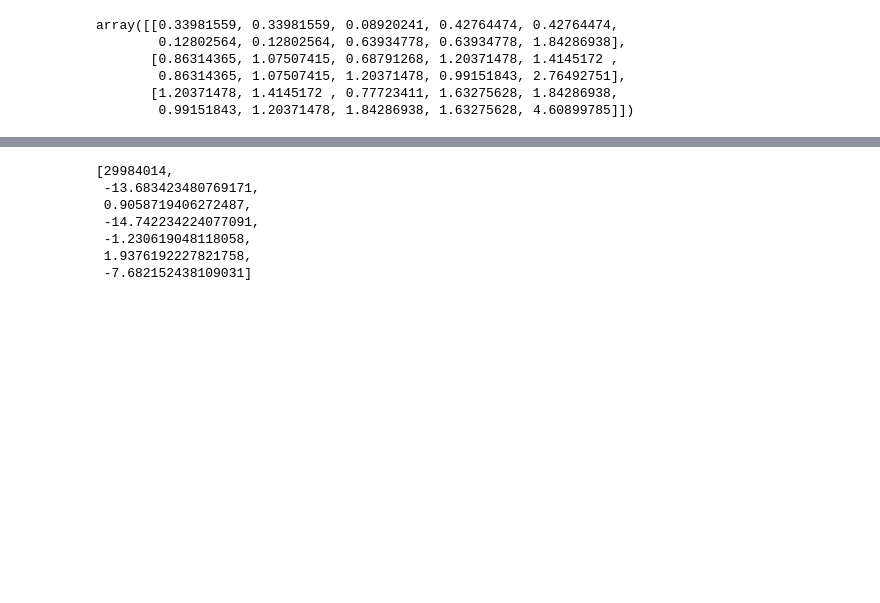
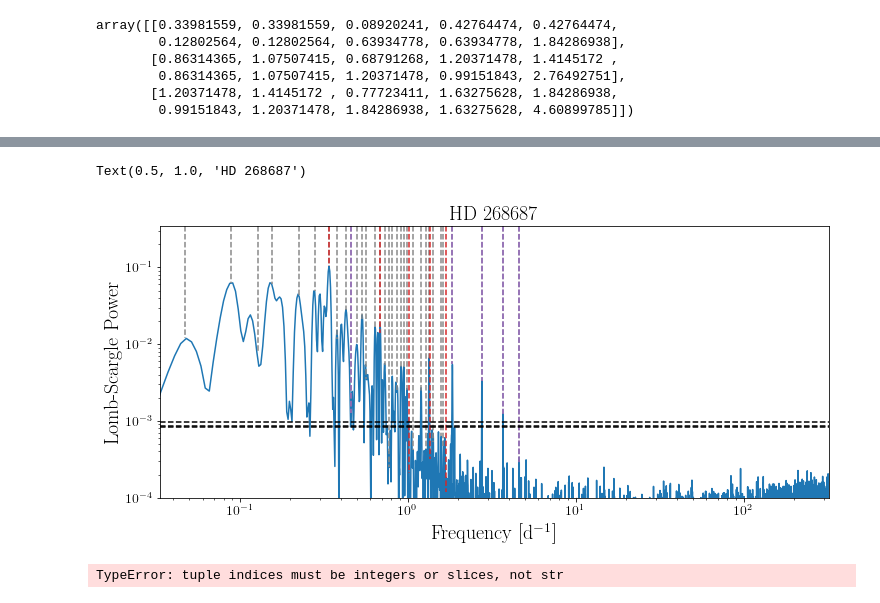
Before and after one commit to tzdwi/TESS, a Jupyter notebook: code/HD268687_YSG.ipynb, the cells around one changed output, grey strips where cells are left out. Saved outputs shown, nothing was run; the diff lists cells and outputs as text; code cells hidden in the pictures; blank space fills up the shorter version.

```diff
--- a/code/HD268687_YSG.ipynb
+++ b/code/HD268687_YSG.ipynb
@@ -160,7 +129,0 @@ dom
-# %%
-f, p = ls.autopower(minimum_frequency=1.0/28.0,
-                    maximum_frequency=1.0/0.1)
-
-fig = plt.figure(figsize=(15,5))
-plt.loglog(1.0/f,p)
-plt.gca().set(xlabel='Period [$d$]', ylabel='Lomb-Scargle Power', xlim=(0.1,28));
@@ -219,10 +130,55 @@ corner.corner(sampler.flatchain, truths=true_params,
-# %%
-[tid]+true_params
-# %% [output]
-[29984014,
- -13.683423480769171,
- 0.9058719406272487,
- -14.742234224077091,
- -1.230619048118058,
- 1.9376192227821758,
- -7.682152438109031]
+# %%
+fig = plt.figure(figsize=(12,5))
+lc, lc_smooth = lc_extract(get_lc_from_id(tic), smooth=128)
+lc = polynorm(lc, deg=7)[0]
+time, flux, err = lc['Time'], lc['NormFlux'], lc['NormErr']
+ls = LombScargle(time, flux)
+freq, power = ls.autopower()
+plt.loglog(freq, power)
+
+ax = plt.gca()
+
+ax.set(xlabel='Frequency [d$^{-1}$]',ylabel='Lomb-Scargle Power', xlim=(1/30,pseudo_NF))
+
+ylim = ax.get_ylim()
+
+plt.plot([good_fs[0,0],good_fs[0,0]],[ylim[1],power[np.argmin(np.abs(freq-good_fs[0,0]))]],c='#888888',ls='--',label='Prewhitening Frequencies')
+for f in good_fs[1:,0]:
+    plt.plot([f,f],[ylim[1],power[np.argmin(np.abs(freq-f))]],c='#888888',ls='--')
+
+dom = 0.3398155918857977
+plt.plot([dom,dom],[ylim[1],power[np.argmin(np.abs(freq-dom))]],c='C3',ls='--',label='$f=0.3398$ day$^{-1}$ and harmonics')
+for i in range(2,6):
+    plt.plot([i*dom,i*dom],[ylim[1],power[np.argmin(np.abs(freq-i*dom))]],c='C3',ls='--')
+
+fund = harmonics[0,6]
+harms = harmonics[1,6:]
+plt.plot([fund,fund],[ylim[1],power[np.argmin(np.abs(freq-fund))]],c='C4',ls='--',label='$f=0.4609$ day$^{-1}$ and harmonics')
+for h in harms:
+    plt.plot([h,h],[ylim[1],power[np.argmin(np.abs(freq-h))]],c='C4',ls='--')
+
+
+ax.set(ylim=(1e-4,ylim[1]))
+
+probabilities = [0.1, 0.05, 0.01]
+fal = ls.false_alarm_level(probabilities)
+for f in fal:
+    plt.axhline(y=f,c='k',ls='--')
+
+#plt.legend(loc=1, framealpha=0.9, prop={'size': 14})
+
+ax.xaxis.label.set_size(20)
+ax.yaxis.label.set_size(20)
+for tick in ax.xaxis.get_major_ticks():
+    tick.label.set_fontsize(14)
+for tick in ax.yaxis.get_major_ticks():
+    tick.label.set_fontsize(14)
+
+ax.set_title('HD 268687',fontsize=20)
+# %% [output]
+Text(0.5, 1.0, 'HD 268687')
+[figure, added]
+# %%
+lc['Time']
+# %% [output]
+TypeError: tuple indices must be integers or slices, not str
```
Also changed, not shown: parts of 9 cells of this notebook, 23 other files.
